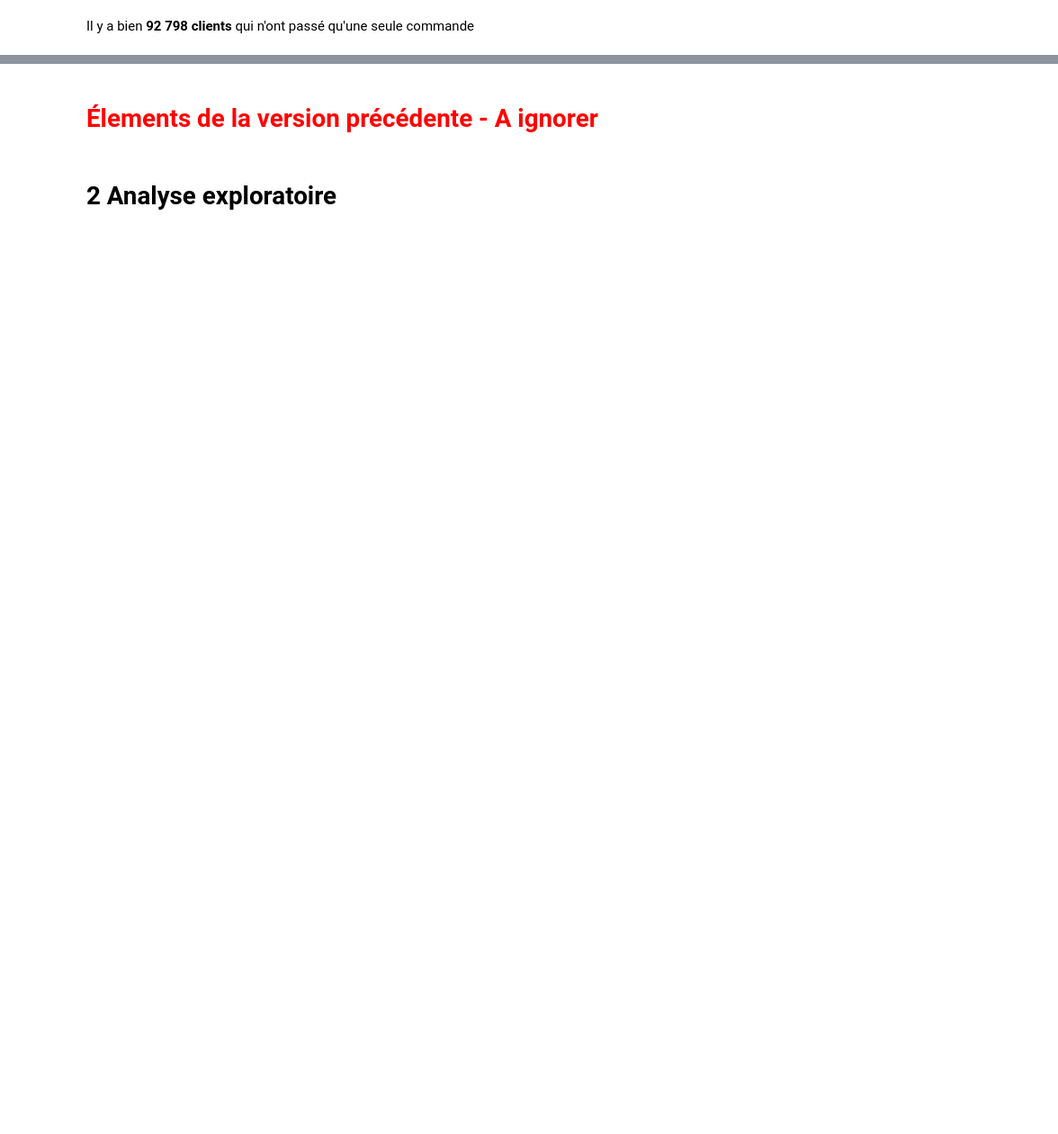
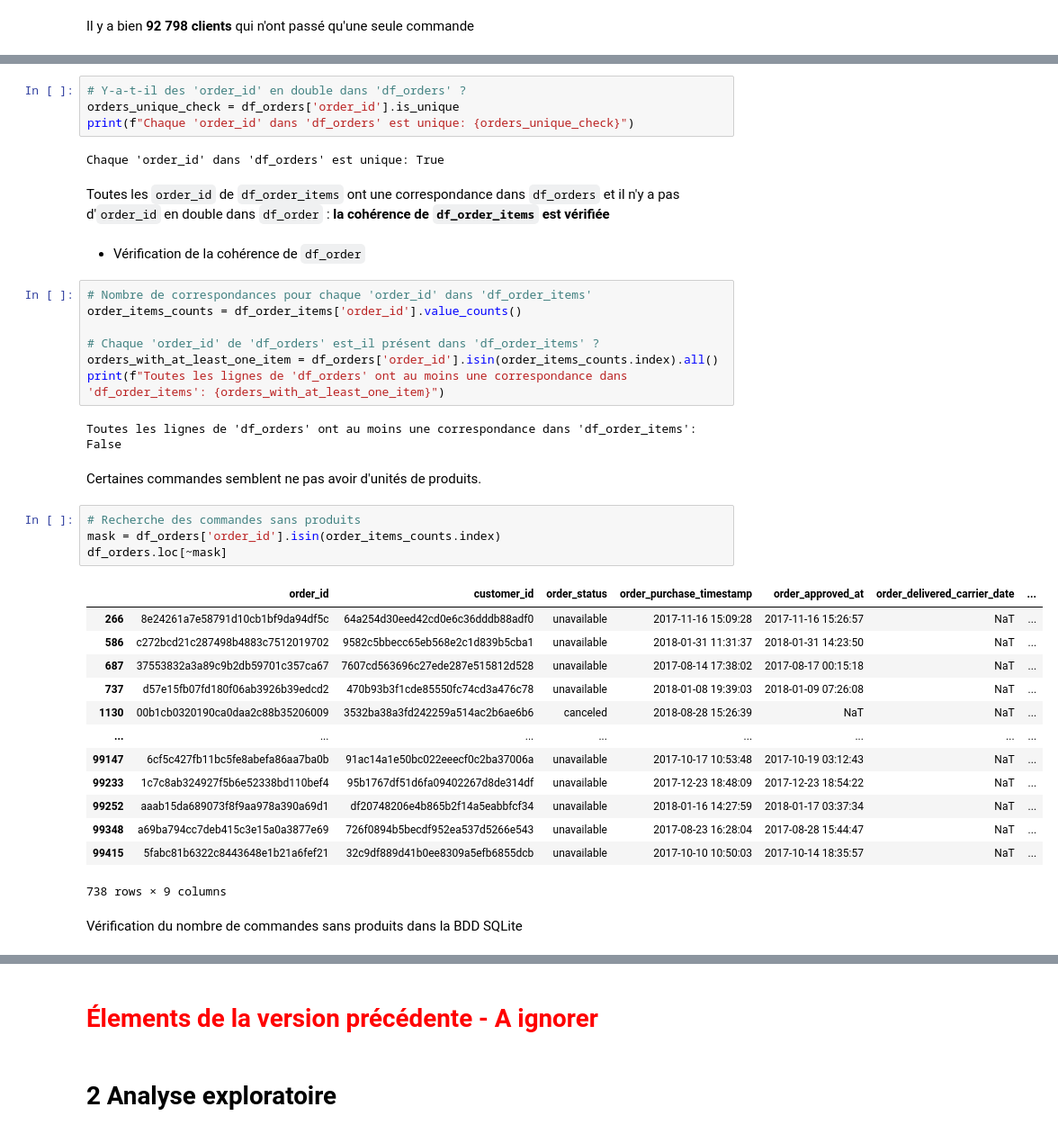
Before and after one commit to Christophe-Aballea/OC_projet5_Segmentez_des_clients_d_un_site_ecommerce, a Jupyter notebook: P05_Notebook2_Feature_ingineering.ipynb, the cells around one changed output, grey strips where cells are left out. Shown at 90% size. Saved outputs shown, nothing was run; the diff lists cells and outputs as text; blank space fills up the shorter version.

```diff
--- a/P05_Notebook2_Feature_ingineering.ipynb
+++ b/P05_Notebook2_Feature_ingineering.ipynb
@@ -775,0 +826,41 @@ Il y a bien **92 798 clients** qui n'ont passé qu'une seule commande
+# %%
+# Y-a-t-il des 'order_id' en double dans 'df_orders' ?
+orders_unique_check = df_orders['order_id'].is_unique
+print(f"Chaque 'order_id' dans 'df_orders' est unique: {orders_unique_check}")
+# %% [output]
+Chaque 'order_id' dans 'df_orders' est unique: True
+# %% [markdown]
+Toutes les `order_id` de `df_order_items` ont une correspondance dans `df_orders` et il n'y a pas d'`order_id` en double dans `df_order` : **la cohérence de `df_order_items` est vérifiée**
+# %% [markdown]
+* Vérification de la cohérence de `df_order`
+# %%
+# Nombre de correspondances pour chaque 'order_id' dans 'df_order_items'
+order_items_counts = df_order_items['order_id'].value_counts()
+
+# Chaque 'order_id' de 'df_orders' est_il présent dans 'df_order_items' ?
+orders_with_at_least_one_item = df_orders['order_id'].isin(order_items_counts.index).all()
+print(f"Toutes les lignes de 'df_orders' ont au moins une correspondance dans 'df_order_items': {orders_with_at_least_one_item}")
+# %% [output]
+Toutes les lignes de 'df_orders' ont au moins une correspondance dans 'df_order_items': False
+# %% [markdown]
+Certaines commandes semblent ne pas avoir d'unités de produits.
+# %%
+# Recherche des commandes sans produits
+mask = df_orders['order_id'].isin(order_items_counts.index)
+df_orders.loc[~mask]
+# %% [output]
+|  | order_id | customer_id | order_status | order_purchase_timestamp | order_approved_at | order_delivered_carrier_date | ... |
+| 266 | 8e24261a7e58791d10cb1bf9da94df5c | 64a254d30eed42cd0e6c36dddb88adf0 | unavailable | 2017-11-16 15:09:28 | 2017-11-16 15:26:57 | NaT | ... |
+| 586 | c272bcd21c287498b4883c7512019702 | 9582c5bbecc65eb568e2c1d839b5cba1 | unavailable | 2018-01-31 11:31:37 | 2018-01-31 14:23:50 | NaT | ... |
+| 687 | 37553832a3a89c9b2db59701c357ca67 | 7607cd563696c27ede287e515812d528 | unavailable | 2017-08-14 17:38:02 | 2017-08-17 00:15:18 | NaT | ... |
+| 737 | d57e15fb07fd180f06ab3926b39edcd2 | 470b93b3f1cde85550fc74cd3a476c78 | unavailable | 2018-01-08 19:39:03 | 2018-01-09 07:26:08 | NaT | ... |
+| 1130 | 00b1cb0320190ca0daa2c88b35206009 | 3532ba38a3fd242259a514ac2b6ae6b6 | canceled | 2018-08-28 15:26:39 | NaT | NaT | ... |
+| ... | ... | ... | ... | ... | ... | ... | ... |
+| 99147 | 6cf5c427fb11bc5fe8abefa86aa7ba0b | 91ac14a1e50bc022eeecf0c2ba37006a | unavailable | 2017-10-17 10:53:48 | 2017-10-19 03:12:43 | NaT | ... |
+| 99233 | 1c7c8ab324927f5b6e52338bd110bef4 | 95b1767df51d6fa09402267d8de314df | unavailable | 2017-12-23 18:48:09 | 2017-12-23 18:54:22 | NaT | ... |
+| 99252 | aaab15da689073f8f9aa978a390a69d1 | df20748206e4b865b2f14a5eabbfcf34 | unavailable | 2018-01-16 14:27:59 | 2018-01-17 03:37:34 | NaT | ... |
+| 99348 | a69ba794cc7deb415c3e15a0a3877e69 | 726f0894b5becdf952ea537d5266e543 | unavailable | 2017-08-23 16:28:04 | 2017-08-28 15:44:47 | NaT | ... |
+| 99415 | 5fabc81b6322c8443648e1b21a6fef21 | 32c9df889d41b0ee8309a5efb6855dcb | unavailable | 2017-10-10 10:50:03 | 2017-10-14 18:35:57 | NaT | ... |
+738 rows × 9 columns
+# %% [markdown]
+Vérification du nombre de commandes sans produits dans la BDD SQLite
```
Also changed, not shown: parts of 37 cells of this notebook, 1 other file.
